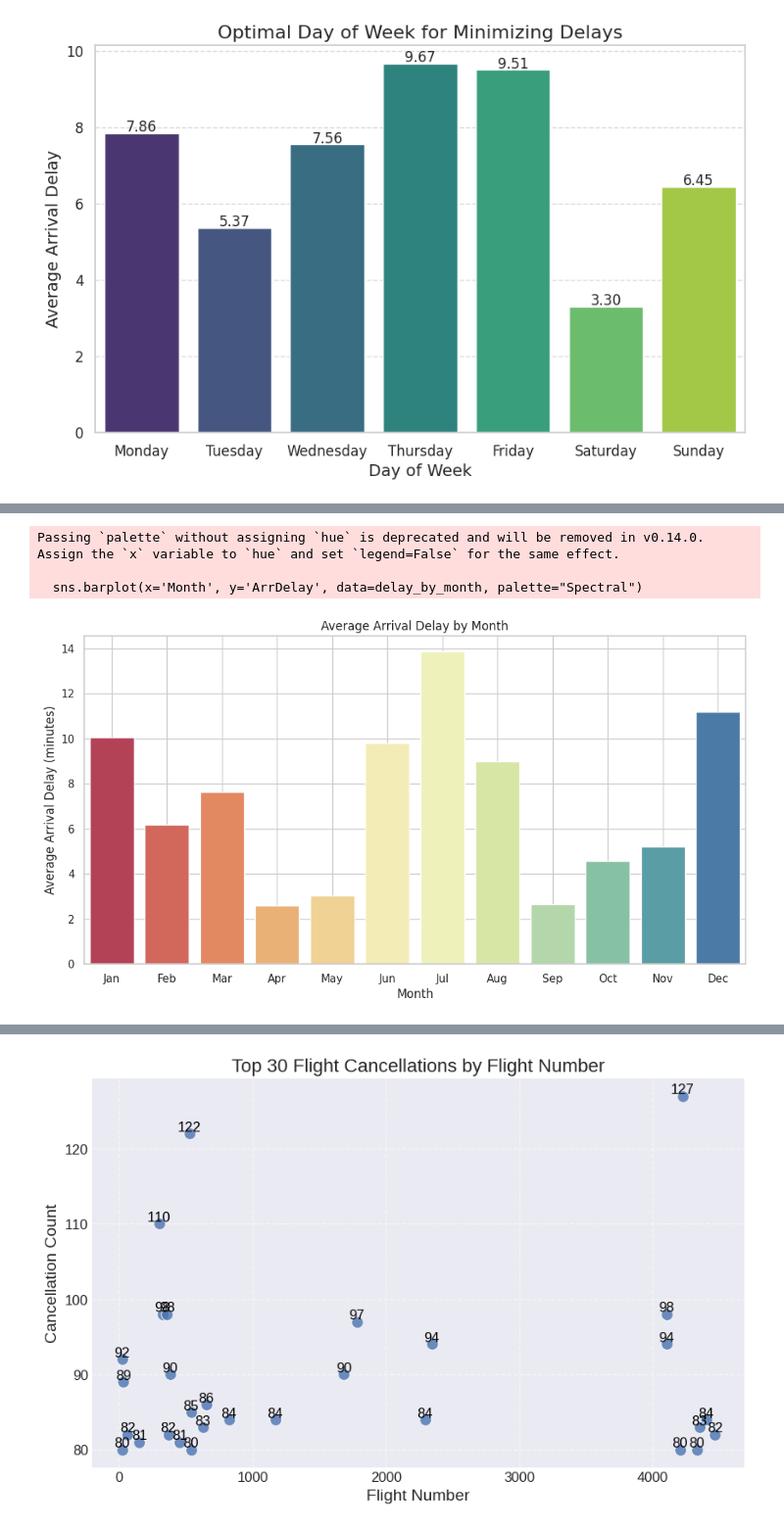
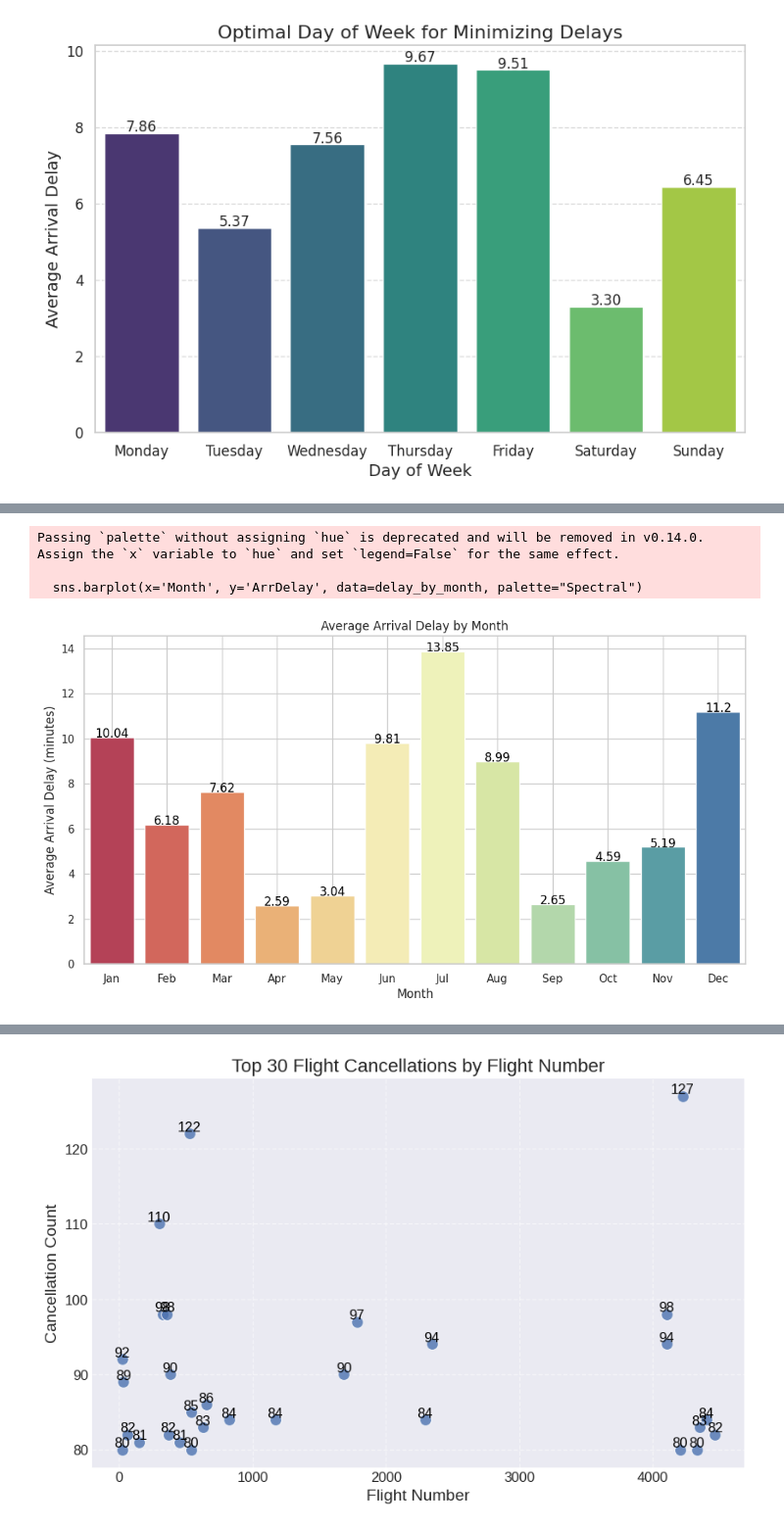
Before and after one commit to DianaKahar/Data_Management2, a Jupyter notebook: P137263_Assignment2.ipynb, the cells around one changed output, grey strips where cells are left out. Shown at 98% size. Saved outputs shown, nothing was run; the diff lists cells and outputs as text; code cells hidden in the pictures.

```diff
--- a/P137263_Assignment2.ipynb
+++ b/P137263_Assignment2.ipynb
@@ -442,19 +448,23 @@ Passing `palette` without assigning `hue` is deprecated and will be removed in v
 # %%
 delay_by_month = flight2005.groupby('Month')['ArrDelay'].mean().reset_index()
 
 delay_by_month = delay_by_month.dropna()
 delay_by_month = delay_by_month[delay_by_month['ArrDelay'] != float('inf')]
 
 plt.figure(figsize=(12, 6))
 sns.barplot(x='Month', y='ArrDelay', data=delay_by_month, palette="Spectral")
 plt.title('Average Arrival Delay by Month')
 plt.xlabel('Month')
 plt.ylabel('Average Arrival Delay (minutes)')
 plt.xticks(range(12), ['Jan', 'Feb', 'Mar', 'Apr', 'May', 'Jun', 'Jul', 'Aug', 'Sep', 'Oct', 'Nov', 'Dec'])
 plt.grid(True)
+
+for index, row in delay_by_month.iterrows():
+    plt.text(row.name, row.ArrDelay, str(round(row.ArrDelay, 2)), color='black', ha="center")
+
 plt.show()
 # %% [output]
 Passing `palette` without assigning `hue` is deprecated and will be removed in v0.14.0. Assign the `x` variable to `hue` and set `legend=False` for the same effect.
 
   sns.barplot(x='Month', y='ArrDelay', data=delay_by_month, palette="Spectral")
-[figure, old version]
+[figure, new version]
```
Also changed, not shown: parts of 21 cells of this notebook.
